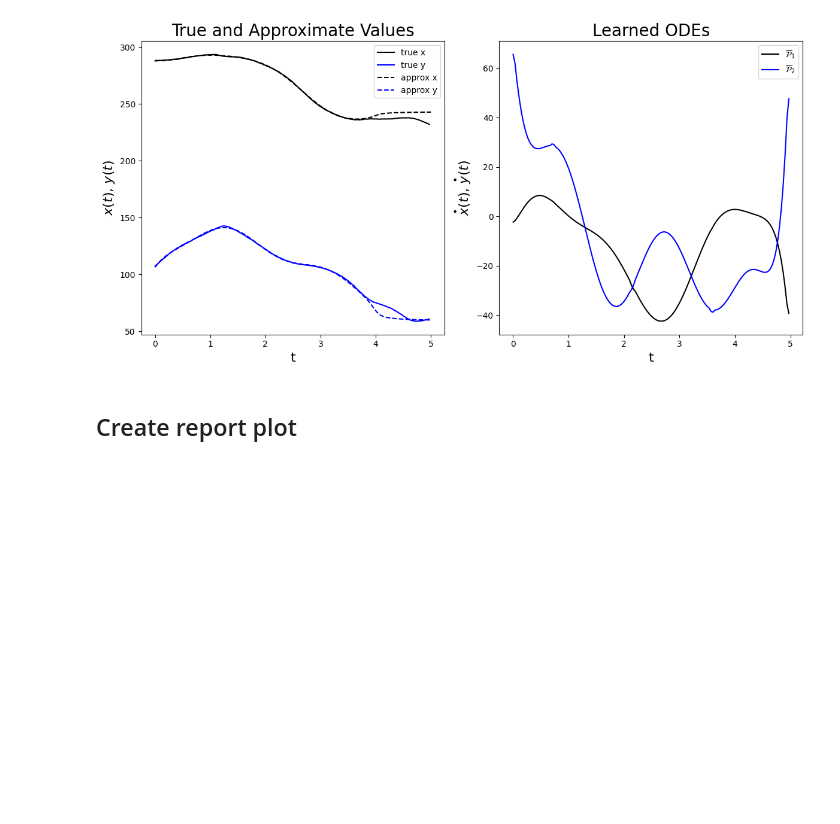
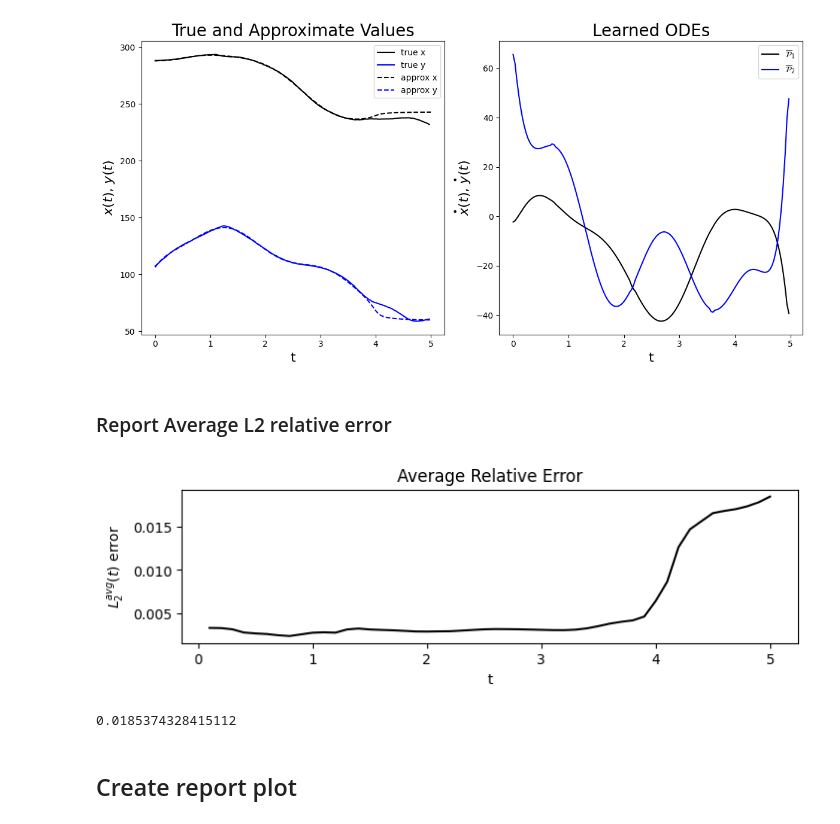
Before and after one commit to sichinaga/amath563_project, a Jupyter notebook: WalkingDroplet.ipynb, the cells around one changed output. Cells and saved outputs as stored; diff of their text form; code cells hidden in the pictures; blank space fills up the shorter version.

```diff
--- a/WalkingDroplet.ipynb
+++ b/WalkingDroplet.ipynb
@@ -307,6 +307,39 @@ plotting(sol,
          S=S)
 # %% [output]
 [figure]
+# %% [markdown]
+### Report Average L2 relative error
+# %%
+time_end = np.linspace(0.1,5,50)
+L2_errors=[]
+for ti in time_end:
+  dt_inv = 30
+  m=int(ti*dt_inv)
+
+  x_true = X[:m,0]
+  y_true = X[:m,1]
+
+  x_approx = sol.y[0,:m]
+  y_approx = sol.y[1,:m]
+
+  def L2_error(x_true,x_approx):
+    return np.linalg.norm(x_true-x_approx)/np.linalg.norm(x_true)
+
+  x_error = L2_error(x_true,x_approx)
+  y_error = L2_error(y_true, y_approx)
+  avg_error = np.mean([x_error, y_error])
+  L2_errors.append(avg_error)
+# %%
+plt.figure(figsize = (8,2))
+plt.title("Average Relative Error")
+plt.ylabel(r"$L_2^{avg}(t)$ error")
+plt.xlabel("t")
+plt.plot(time_end,L2_errors, 'k')
+plt.show()
+L2_errors[-1]
+# %% [output]
+[figure, added]
+0.0185374328415112
 # %% [markdown]
 ## Create report plot
 # %%
```
Also changed, not shown: parts of 2 cells of this notebook.
